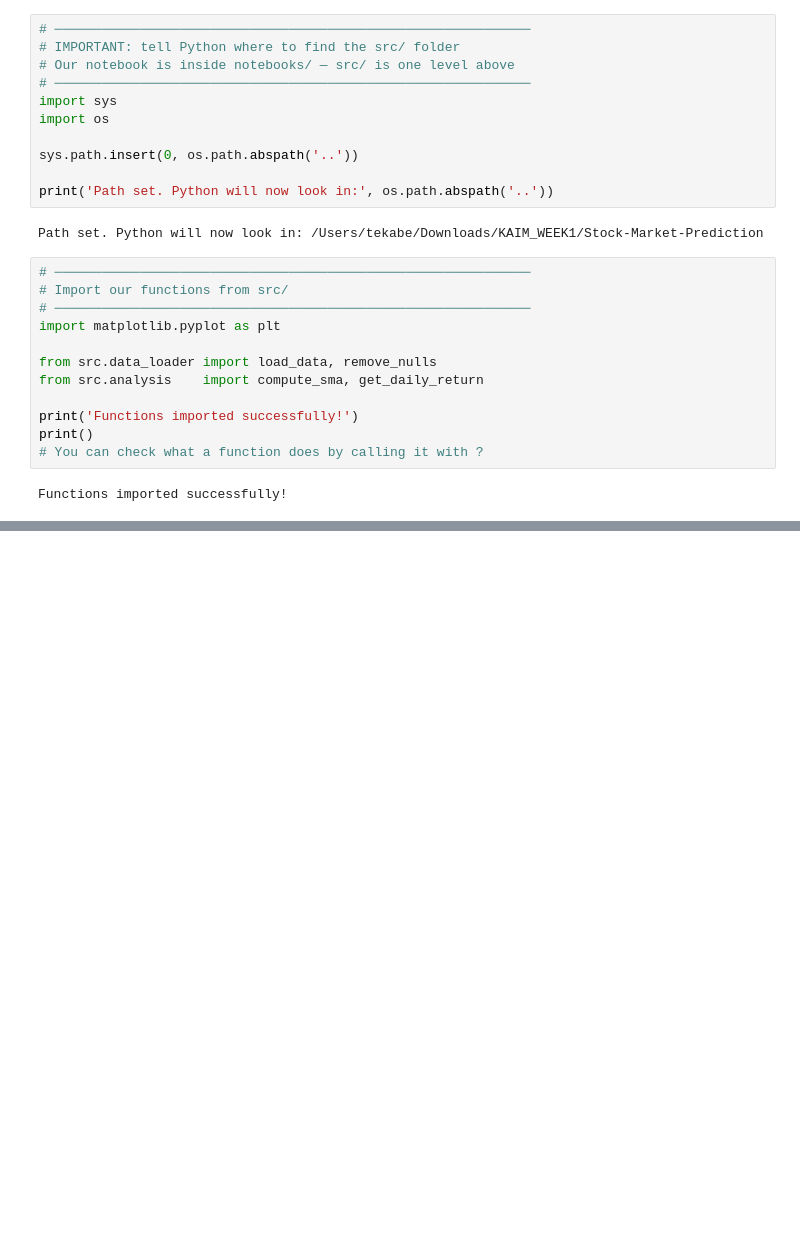
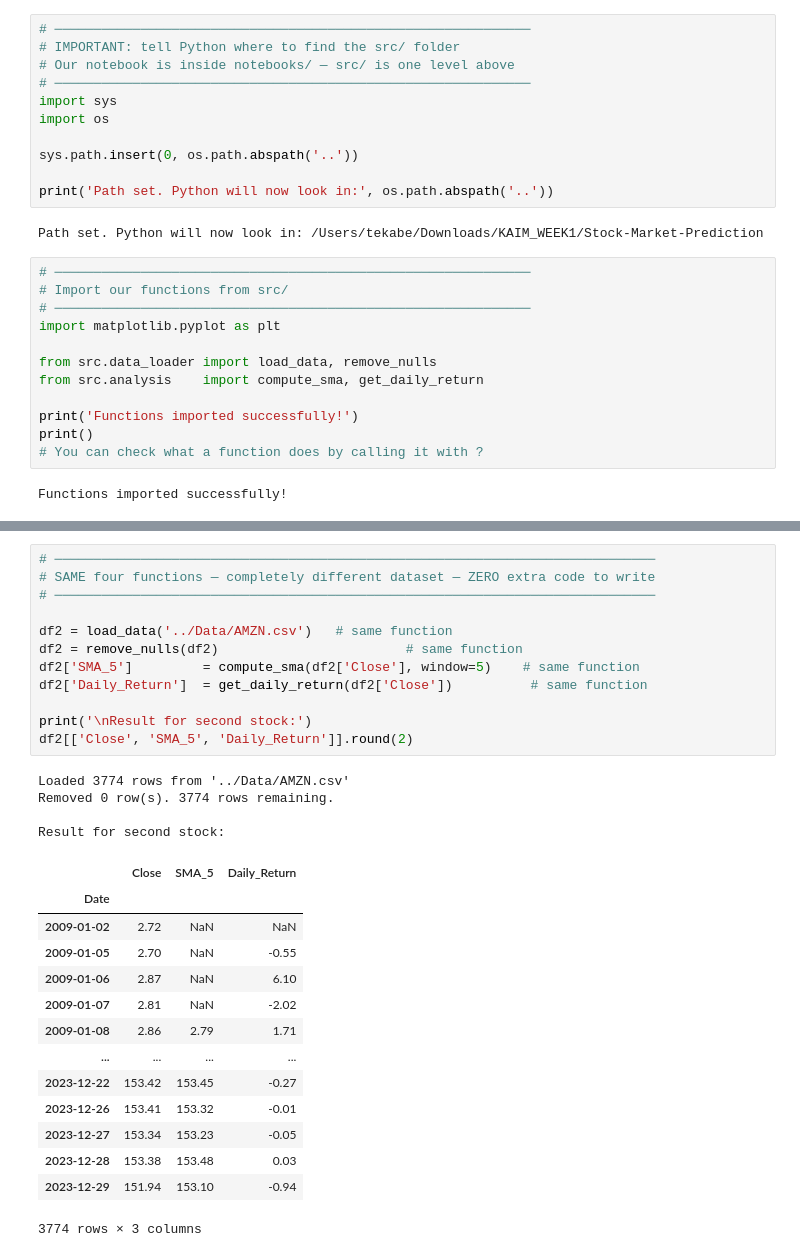
Before and after one commit to Bethelhemtekabe/Stock-Market-Prediction, a Jupyter notebook: Notebook/second.ipynb, the cells around one changed output, grey strips where cells are left out. Saved outputs shown, nothing was run; the diff lists cells and outputs as text; blank space fills up the shorter version.

```diff
--- a/Notebook/second.ipynb
+++ b/Notebook/second.ipynb
@@ -81,0 +124,31 @@ plt.show()
+# %%
+# ─────────────────────────────────────────────────────────────────────────────
+# SAME four functions — completely different dataset — ZERO extra code to write
+# ─────────────────────────────────────────────────────────────────────────────
+
+df2 = load_data('../Data/AMZN.csv')   # same function
+df2 = remove_nulls(df2)                        # same function
+df2['SMA_5']         = compute_sma(df2['Close'], window=5)    # same function
+df2['Daily_Return']  = get_daily_return(df2['Close'])          # same function
+
+print('\nResult for second stock:')
+df2[['Close', 'SMA_5', 'Daily_Return']].round(2)
+# %% [output]
+Loaded 3774 rows from '../Data/AMZN.csv'
+Removed 0 row(s). 3774 rows remaining.
+
+Result for second stock:
+|  | Close | SMA_5 | Daily_Return |
+| Date |  |  |  |
+| 2009-01-02 | 2.72 | NaN | NaN |
+| 2009-01-05 | 2.70 | NaN | -0.55 |
+| 2009-01-06 | 2.87 | NaN | 6.10 |
+| 2009-01-07 | 2.81 | NaN | -2.02 |
+| 2009-01-08 | 2.86 | 2.79 | 1.71 |
+| ... | ... | ... | ... |
+| 2023-12-22 | 153.42 | 153.45 | -0.27 |
+| 2023-12-26 | 153.41 | 153.32 | -0.01 |
+| 2023-12-27 | 153.34 | 153.23 | -0.05 |
+| 2023-12-28 | 153.38 | 153.48 | 0.03 |
+| 2023-12-29 | 151.94 | 153.10 | -0.94 |
+3774 rows × 3 columns
```
Also changed, not shown: parts of 9 cells of this notebook.
